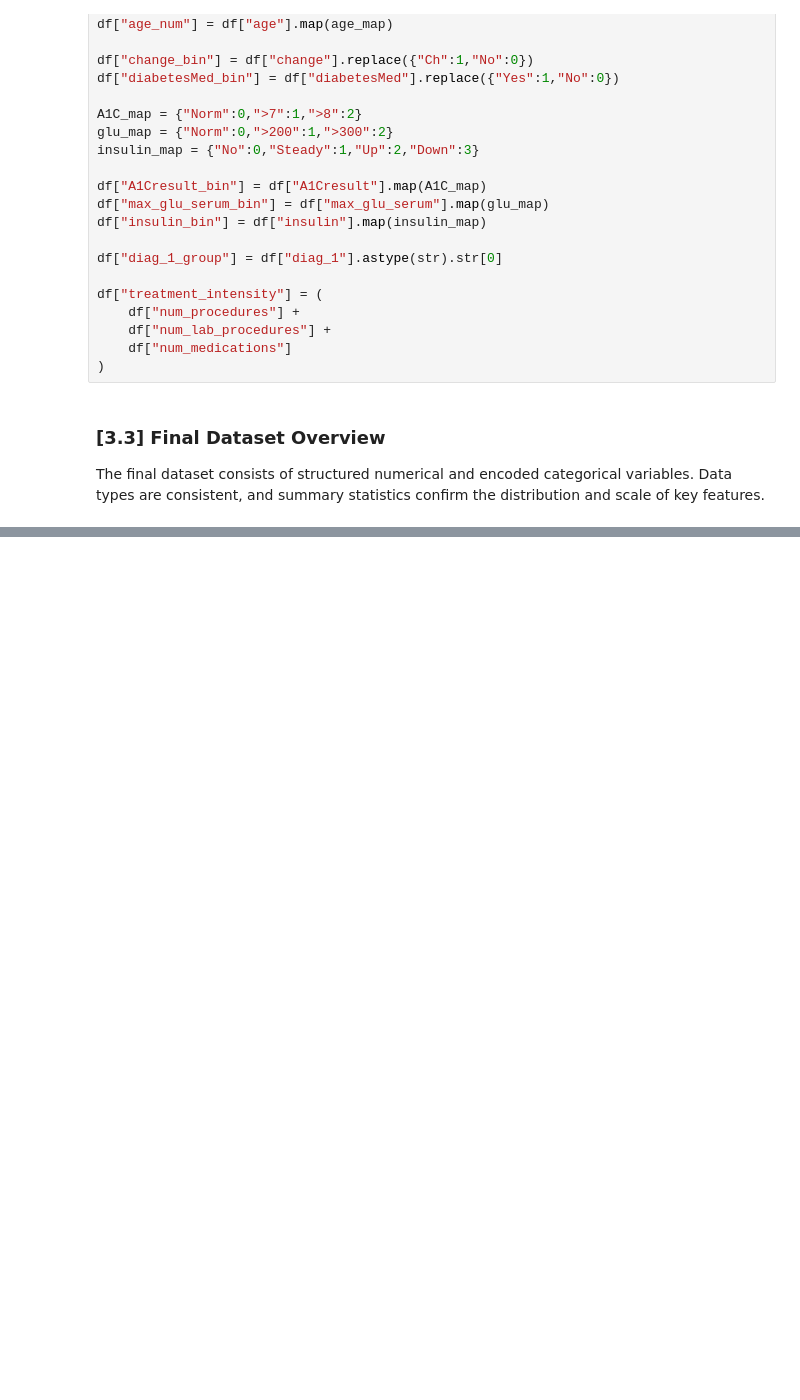
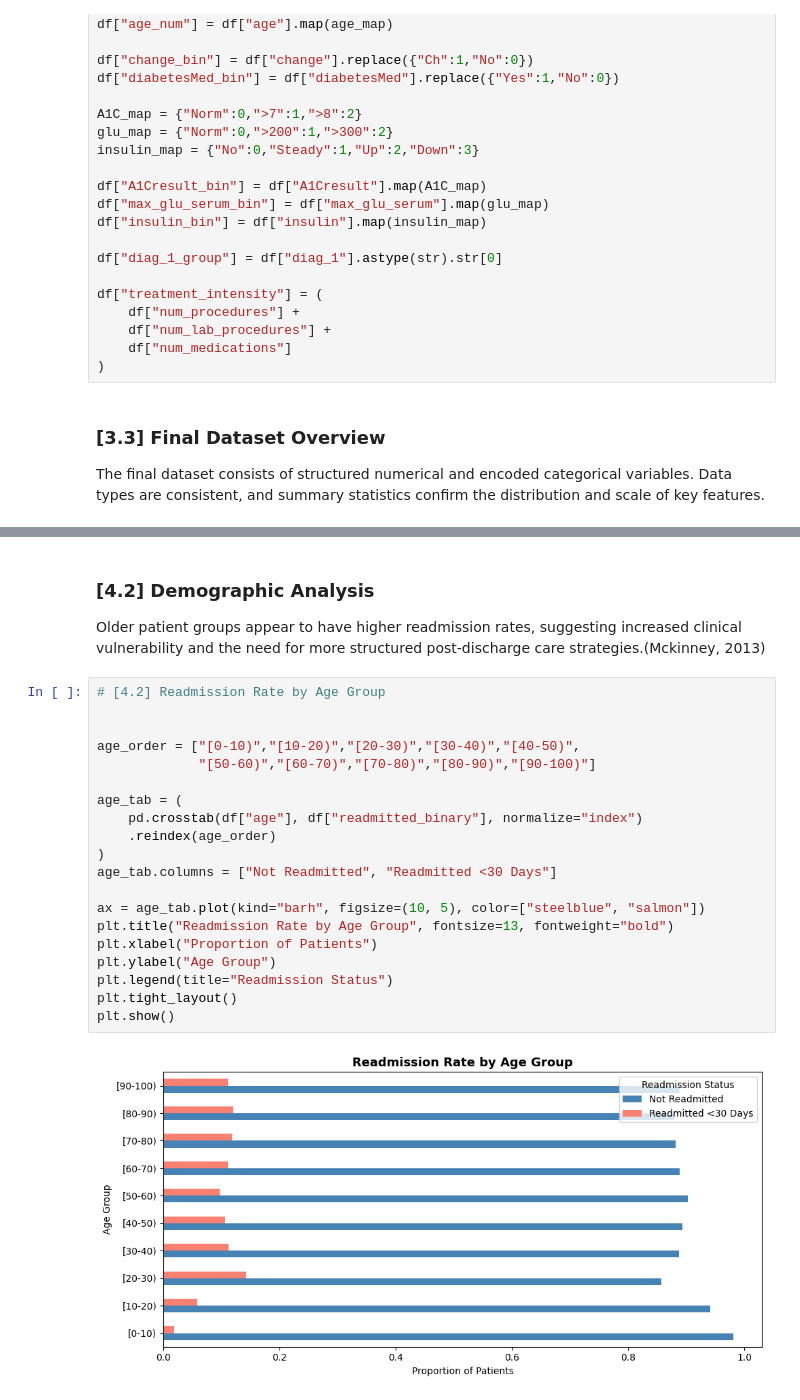
Before and after one commit to purnimamarasinghe2005-lgtm/BI-and-Data-Mining, a Jupyter notebook: Final_Business_Intelligence_and_Data_Mining_1_4_2026.ipynb, the cells around one changed output, grey strips where cells are left out. Drawn from its saved outputs; the diff is of its cells as text; blank space fills up the shorter version.

```diff
--- a/Final_Business_Intelligence_and_Data_Mining_1_4_2026.ipynb
+++ b/Final_Business_Intelligence_and_Data_Mining_1_4_2026.ipynb
@@ -164,0 +195,25 @@ memory usage: 41.2+ MB
+# %% [markdown]
+### [4.2] Demographic Analysis
+Older patient groups appear to have higher readmission rates, suggesting increased clinical vulnerability and the need for more structured post-discharge care strategies.(Mckinney, 2013)
+# %%
+# [4.2] Readmission Rate by Age Group
+
+
+age_order = ["[0-10)","[10-20)","[20-30)","[30-40)","[40-50)",
+             "[50-60)","[60-70)","[70-80)","[80-90)","[90-100)"]
+
+age_tab = (
+    pd.crosstab(df["age"], df["readmitted_binary"], normalize="index")
+    .reindex(age_order)
+)
+age_tab.columns = ["Not Readmitted", "Readmitted <30 Days"]
+
+ax = age_tab.plot(kind="barh", figsize=(10, 5), color=["steelblue", "salmon"])
+plt.title("Readmission Rate by Age Group", fontsize=13, fontweight="bold")
+plt.xlabel("Proportion of Patients")
+plt.ylabel("Age Group")
+plt.legend(title="Readmission Status")
+plt.tight_layout()
+plt.show()
+# %% [output]
+[figure, added]
```
Also changed, not shown: parts of 26 cells of this notebook.
